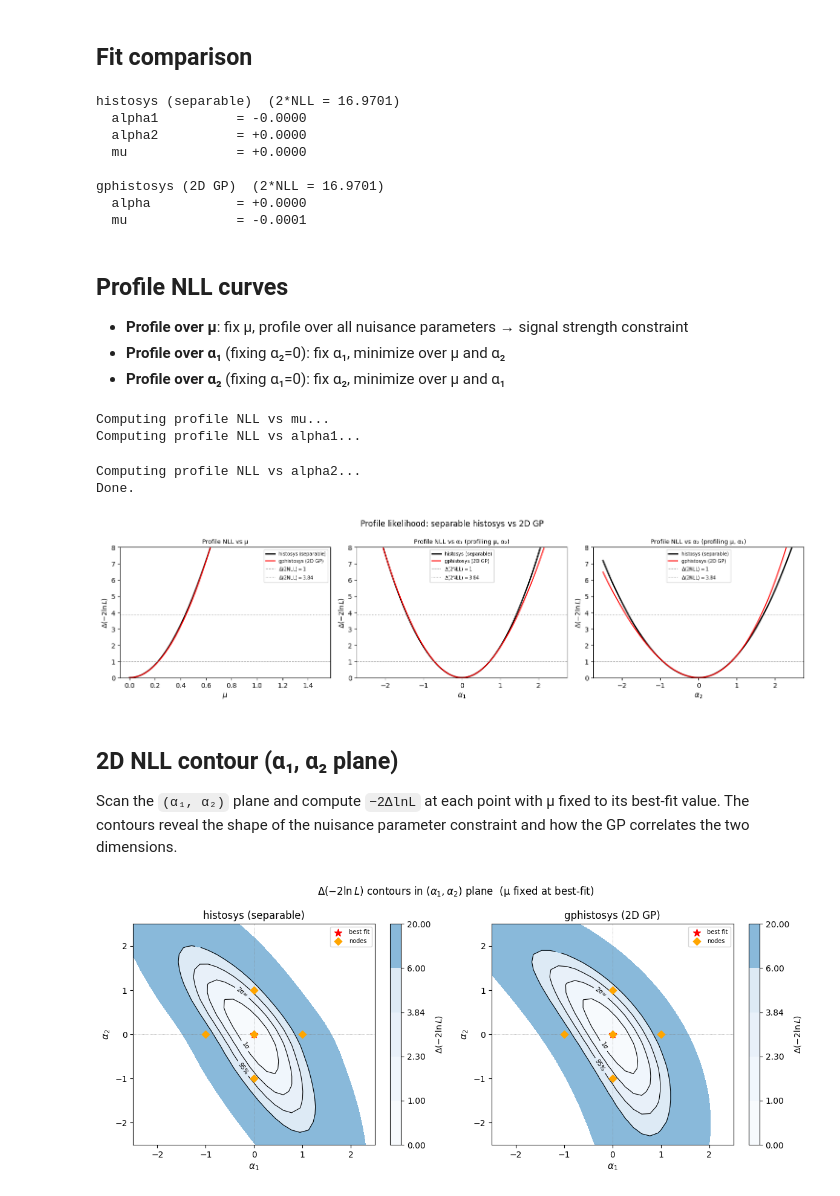
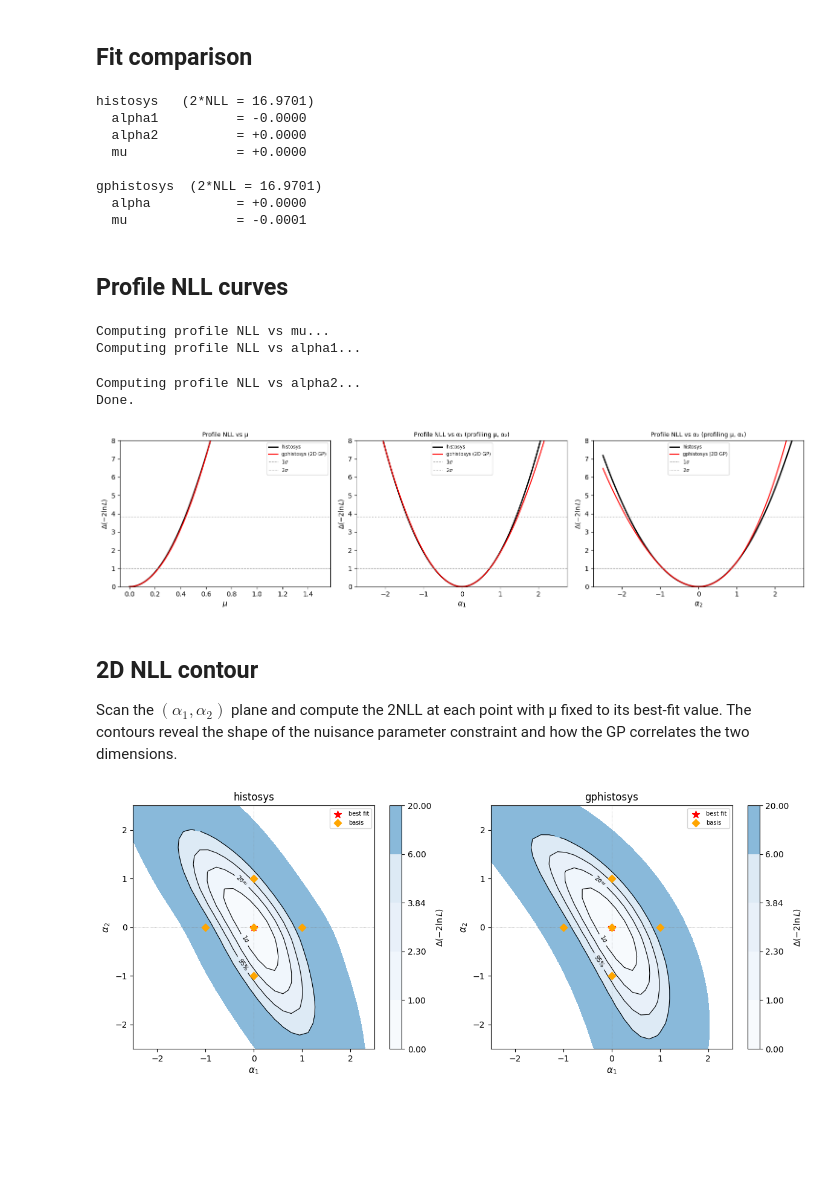
Before and after one commit to JaySandesara/pyhf, a Jupyter notebook: docs/examples/notebooks/gphistosys_2d.ipynb, the cells around one changed output. Saved outputs shown, nothing was run; the diff lists cells and outputs as text; code cells hidden in the pictures; blank space fills up the shorter version.

```diff
--- a/docs/examples/notebooks/gphistosys_2d.ipynb
+++ b/docs/examples/notebooks/gphistosys_2d.ipynb
@@ -29,18 +18,11 @@ NOM  = [100.0, 150.0]   # nominal background, 2 bins
 SIG  = [ 30.0,  95.0]   # signal
 DATA = [100.0, 150.0]   # observed
 
-# Templates at the 5 cardinal nodes in 2D alpha space
-# Node layout:  (0,0)=nom, (+1,0)=a1_hi, (-1,0)=a1_lo, (0,+1)=a2_hi, (0,-1)=a2_lo
-T_NOM   = [100.0, 150.0]   # (0,  0)
-T_A1_HI = [120.0, 175.0]   # (+1, 0)  — alpha1 up
-T_A1_LO = [ 80.0, 130.0]   # (-1, 0)  — alpha1 down
-T_A2_HI = [115.0, 165.0]   # (0, +1)  — alpha2 up
-T_A2_LO = [ 90.0, 138.0]   # (0, -1)  — alpha2 down
-
-# Corresponding histosys lo/hi for the two independent 1D modifiers
-# (used in the separable histosys baseline)
-LO_A1, HI_A1 = T_A1_LO, T_A1_HI
-LO_A2, HI_A2 = T_A2_LO, T_A2_HI
+# Templates at basis points
+A1_HI = [120.0, 175.0]   # (+1, 0)  — alpha1 up
+A1_LO = [ 80.0, 130.0]   # (-1, 0)  — alpha1 down
+A2_HI = [115.0, 165.0]   # (0, +1)  — alpha2 up
+A2_LO = [ 90.0, 138.0]   # (0, -1)  — alpha2 down
 # %% [markdown]
 ## Build workspaces
 # %%
@@ -163,12 +146,12 @@ for bin_idx, row in enumerate(axes):
 
     for ax, Y, title in zip(row,
                              [Y_histo, Y_gp],
-                             ['histosys (separable)', 'gphistosys (2D GP)']):
+                             ['histosys', 'gphistosys']):
         im = ax.pcolormesh(A1, A2, Y[:, :, bin_idx],
                            cmap='RdBu_r', vmin=vmin, vmax=vmax, shading='auto')
         fig.colorbar(im, ax=ax, label='expected yield')
 
-        # Mark anchor nodes
+        # Mark anchor basis
         node_a1 = [0, 1, -1, 0,  0]
         node_a2 = [0, 0,  0, 1, -1]
         ax.scatter(node_a1, node_a2, c='k', s=50, zorder=5, marker='D')
@@ -218,8 +199,8 @@ y_gp_diag    = sweep_diagonal(gp_model,    diag_vals, alpha_name='alpha')
 
 fig, axes = plt.subplots(1, 2, figsize=(11, 4))
 for bin_idx, ax in enumerate(axes):
-    ax.plot(diag_vals, y_histo_diag[:, bin_idx], 'k-',  lw=2,   label='histosys (separable)')
-    ax.plot(diag_vals, y_gp_diag   [:, bin_idx], 'r-',  lw=1.5, label='gphistosys (2D GP)')
+    ax.plot(diag_vals, y_histo_diag[:, bin_idx], 'k-',  lw=2,   label='histosys ')
+    ax.plot(diag_vals, y_gp_diag   [:, bin_idx], 'r-',  lw=1.5, label='gphistosys')
     ax.axvline(0, color='grey', lw=0.8, ls=':')
     ax.axhline(NOM[bin_idx], color='grey', lw=0.8, ls='--', label='nominal')
     ax.set_xlabel(r'$\alpha_1 = \alpha_2$ (diagonal)')
@@ -227,7 +208,7 @@ for bin_idx, ax in enumerate(axes):
     ax.set_title(f'Bin {bin_idx}')
     ax.legend(fontsize=8)
 
-plt.suptitle('Diagonal slice α₁=α₂: histosys vs gphistosys', fontsize=12)
+plt.suptitle(r'Diagonal slice $\alpha_1 = \alpha_2$: histosys vs gphistosys', fontsize=12)
 plt.tight_layout()
 plt.show()
 # %% [output]
@@ -249,23 +230,19 @@ def print_result(label, pars, nll, model):
     print()
 
 
-print_result('histosys (separable)', pars_histo, nll_histo, histo_model)
-print_result('gphistosys (2D GP)',   pars_gp,    nll_gp,    gp_model)
+print_result('histosys ', pars_histo, nll_histo, histo_model)
+print_result('gphistosys',   pars_gp,    nll_gp,    gp_model)
 # %% [output]
-histosys (separable)  (2*NLL = 16.9701)
+histosys   (2*NLL = 16.9701)
   alpha1          = -0.0000
   alpha2          = +0.0000
   mu              = +0.0000
 
-gphistosys (2D GP)  (2*NLL = 16.9701)
+gphistosys  (2*NLL = 16.9701)
   alpha           = +0.0000
   mu              = -0.0001
 # %% [markdown]
 ## Profile NLL curves
-
-- **Profile over μ**: fix μ, profile over all nuisance parameters → signal strength constraint
-- **Profile over α₁** (fixing α₂=0): fix α₁, minimize over μ and α₂
-- **Profile over α₂** (fixing α₁=0): fix α₂, minimize over μ and α₁
 # %%
 from scipy.optimize import minimize
 
@@ -360,25 +337,24 @@ scan_data = [
 ]
 
 for ax, xvals, q_h, q_gp, xlabel, title in scan_data:
-    ax.plot(xvals, q_h,  'k-',  lw=2,   label='histosys (separable)')
+    ax.plot(xvals, q_h,  'k-',  lw=2,   label='histosys')
     ax.plot(xvals, q_gp, 'r-',  lw=1.5, label='gphistosys (2D GP)')
-    ax.axhline(1.0,  color='grey', lw=0.8, ls='--', label=r'$\Delta(2\mathrm{NLL})=1$')
-    ax.axhline(3.84, color='grey', lw=0.8, ls=':',  label=r'$\Delta(2\mathrm{NLL})=3.84$')
+    ax.axhline(1.0,  color='grey', lw=0.8, ls='--', label=r'$1\sigma$')
+    ax.axhline(3.84, color='grey', lw=0.8, ls=':',  label=r'$2\sigma$')
     ax.set_xlabel(xlabel, fontsize=11)
     ax.set_ylabel(r'$\Delta(-2\ln L)$')
     ax.set_ylim(0, 8)
     ax.set_title(title, fontsize=9)
     ax.legend(fontsize=7)
 
-plt.suptitle('Profile likelihood: separable histosys vs 2D GP', fontsize=12)
 plt.tight_layout()
 plt.show()
 # %% [output]
-[figure, old version]
+[figure, new version]
 # %% [markdown]
-## 2D NLL contour (α₁, α₂ plane)
+## 2D NLL contour
 
-Scan the `(α₁, α₂)` plane and compute `−2ΔlnL` at each point with μ fixed to its
+Scan the $(\alpha_1, \alpha_2)$ plane and compute the 2NLL at each point with μ fixed to its
 best-fit value.  The contours reveal the shape of the nuisance parameter
 constraint and how the GP correlates the two dimensions.
 # %%
@@ -411,36 +387,34 @@ Z_gp    = nll_grid_2d(gp_model, obs_gp, mu_hat_gp,
 levels = [1.0, 2.3, 3.84, 6.0]
 
 fig, (ax1, ax2) = plt.subplots(1, 2, figsize=(12, 5))
 
 for ax, Z, title, pars_fit, a1_fit, a2_fit in [
-    (ax1, Z_histo, 'histosys (separable)',
+    (ax1, Z_histo, 'histosys',
      pars_histo, float(pars_histo[h_a1_idx]), float(pars_histo[h_a2_idx])),
-    (ax2, Z_gp,   'gphistosys (2D GP)',
+    (ax2, Z_gp,   'gphistosys',
      pars_gp,    float(pars_gp[gp_al_start]), float(pars_gp[gp_al_start + 1])),
 ]:
     cf = ax.contourf(AG1, AG2, Z, levels=[0] + levels + [20],
                      cmap='Blues', alpha=0.6)
     cs = ax.contour(AG1, AG2, Z, levels=levels,
                     colors='k', linewidths=0.8)
     ax.clabel(cs, fmt={1.0: '1σ', 2.3: '2σ\u2248', 3.84: '95%', 6.0: ''}, fontsize=7)
     fig.colorbar(cf, ax=ax, label=r'$\Delta(-2\ln L)$')
 
     # Best-fit point
     ax.scatter([a1_fit], [a2_fit], c='red', s=80, zorder=5, marker='*', label='best fit')
     # Node markers
     ax.scatter([0, 1, -1, 0,  0], [0, 0,  0, 1, -1],
-               c='orange', s=40, zorder=5, marker='D', label='nodes')
+               c='orange', s=40, zorder=5, marker='D', label='basis')
 
     ax.axhline(0, color='grey', lw=0.5, ls=':')
     ax.axvline(0, color='grey', lw=0.5, ls=':')
     ax.set_xlabel(r'$\alpha_1$', fontsize=11)
     ax.set_ylabel(r'$\alpha_2$', fontsize=11)
     ax.set_title(title)
     ax.legend(fontsize=7, loc='upper right')
 
-plt.suptitle(r'$\Delta(-2\ln L)$ contours in $(\alpha_1, \alpha_2)$ plane  (μ fixed at best-fit)',
-             fontsize=12)
 plt.tight_layout()
 plt.show()
 # %% [output]
-[figure, old version]
+[figure, new version]
```
Also changed, not shown: parts of 6 cells of this notebook, 2 other files.
